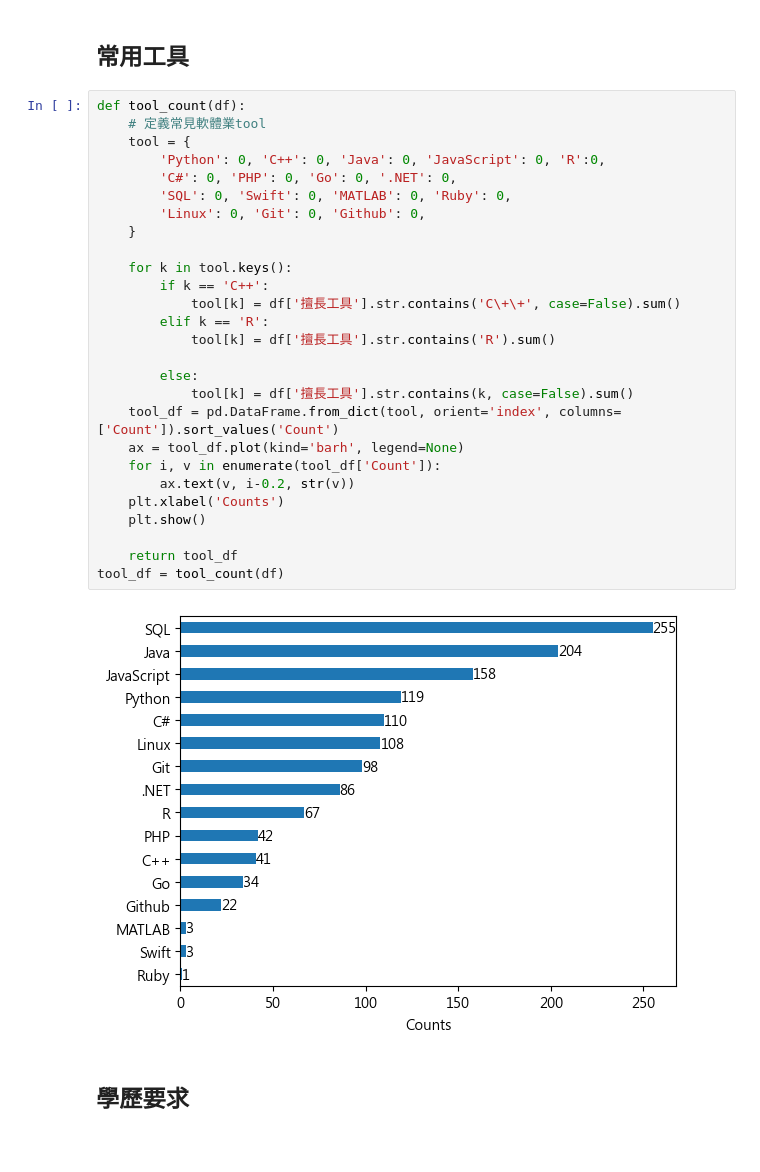
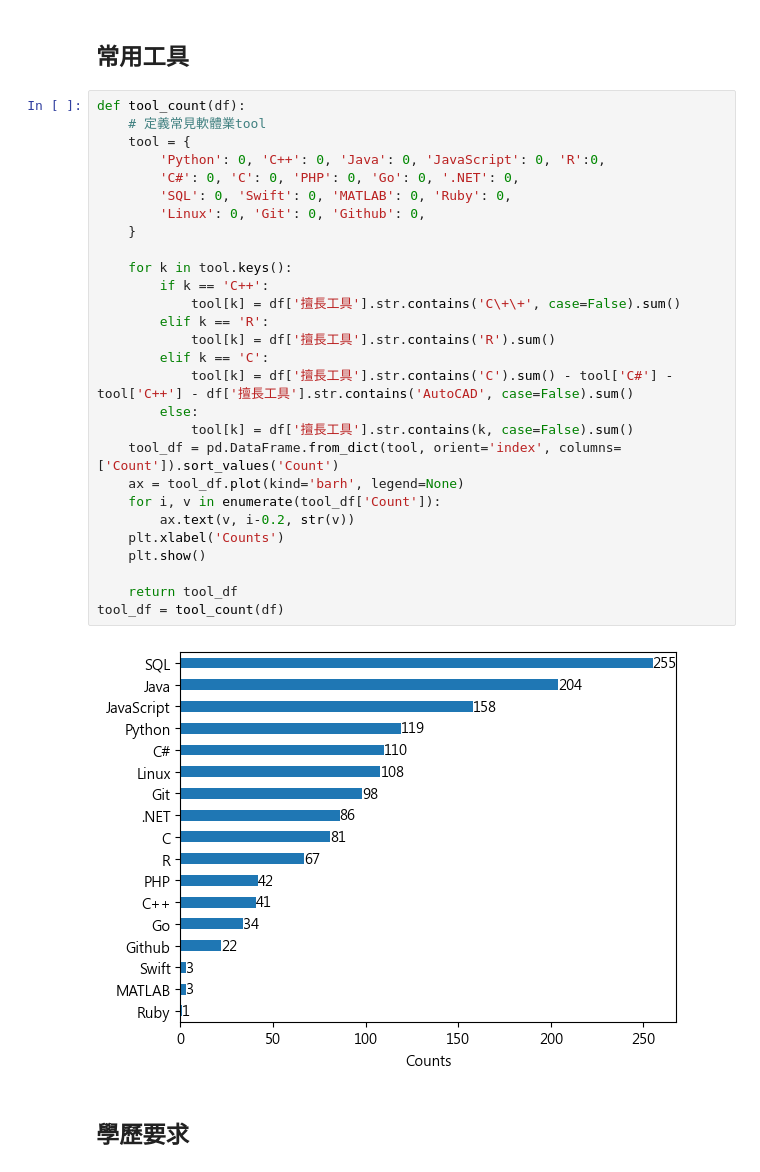
Before and after one commit to DrDAN6770/JobSearcher, a Jupyter notebook: EDA.ipynb, the cells around one changed output. Cells and saved outputs as stored; diff of their text form.

```diff
--- a/EDA.ipynb
+++ b/EDA.ipynb
@@ -57,32 +57,33 @@ count_plt(ndf, '縣市')
 # %%
 def tool_count(df):
     # 定義常見軟體業tool
     tool = {
         'Python': 0, 'C++': 0, 'Java': 0, 'JavaScript': 0, 'R':0,
-        'C#': 0, 'PHP': 0, 'Go': 0, '.NET': 0,
+        'C#': 0, 'C': 0, 'PHP': 0, 'Go': 0, '.NET': 0,
         'SQL': 0, 'Swift': 0, 'MATLAB': 0, 'Ruby': 0,
         'Linux': 0, 'Git': 0, 'Github': 0,
     }
 
     for k in tool.keys():
         if k == 'C++':
             tool[k] = df['擅長工具'].str.contains('C\+\+', case=False).sum()
         elif k == 'R':
             tool[k] = df['擅長工具'].str.contains('R').sum()
-
+        elif k == 'C':
+            tool[k] = df['擅長工具'].str.contains('C').sum() - tool['C#'] - tool['C++'] - df['擅長工具'].str.contains('AutoCAD', case=False).sum()
         else:
             tool[k] = df['擅長工具'].str.contains(k, case=False).sum()
     tool_df = pd.DataFrame.from_dict(tool, orient='index', columns=['Count']).sort_values('Count')
     ax = tool_df.plot(kind='barh', legend=None)
     for i, v in enumerate(tool_df['Count']):
         ax.text(v, i-0.2, str(v))
     plt.xlabel('Counts')
     plt.show()
 
     return tool_df
 tool_df = tool_count(df)
 # %% [output]
-[figure, old version]
+[figure, new version]
 # %% [markdown]
 ## 學歷要求
 # %%
```
